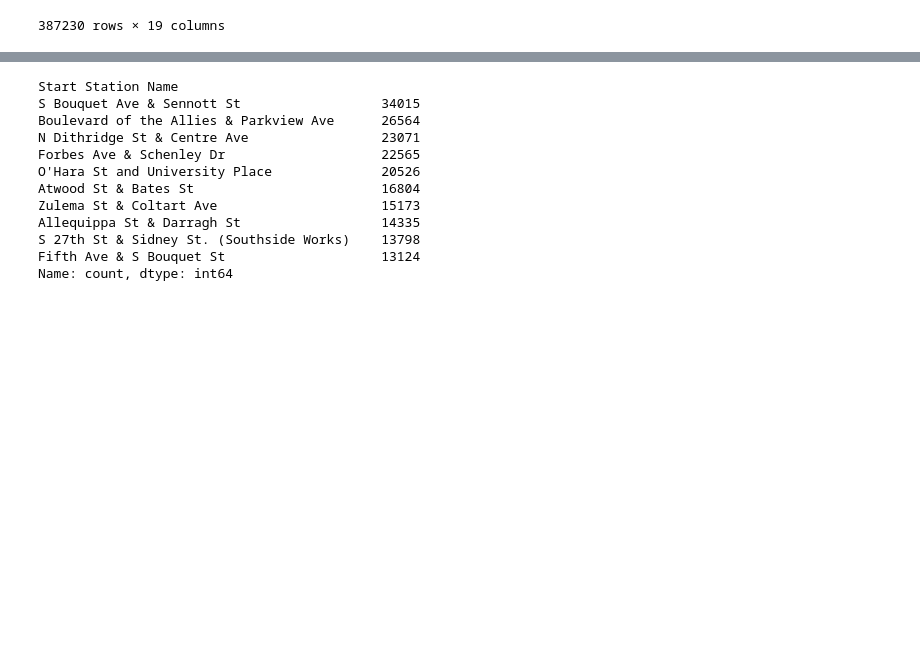
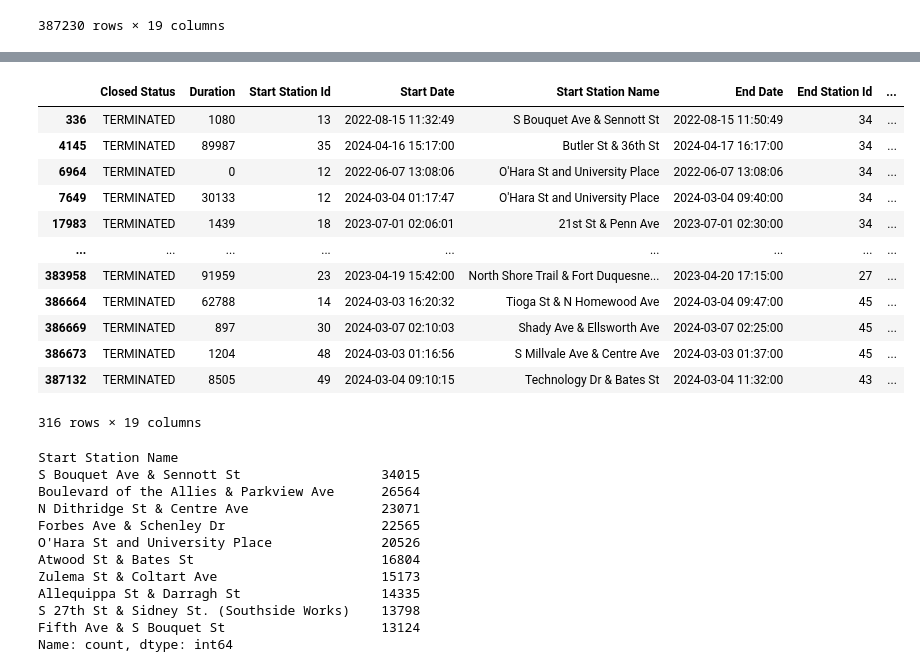
Before and after one commit to BenWSingleton/POGOH_Analysis, a Jupyter notebook: analysis.ipynb, the cells around one changed output, grey strips where cells are left out. Drawn from its saved outputs; the diff is of its cells as text; code cells hidden in the pictures; blank space fills up the shorter version.

```diff
--- a/analysis.ipynb
+++ b/analysis.ipynb
@@ -110,3 +127,19 @@ df
+# %%
+df[df['Closed Status']=='TERMINATED']
+# %% [output]
+|  | Closed Status | Duration | Start Station Id | Start Date | Start Station Name | End Date | End Station Id | ... |
+| 336 | TERMINATED | 1080 | 13 | 2022-08-15 11:32:49 | S Bouquet Ave & Sennott St | 2022-08-15 11:50:49 | 34 | ... |
+| 4145 | TERMINATED | 89987 | 35 | 2024-04-16 15:17:00 | Butler St & 36th St | 2024-04-17 16:17:00 | 34 | ... |
+| 6964 | TERMINATED | 0 | 12 | 2022-06-07 13:08:06 | O'Hara St and University Place | 2022-06-07 13:08:06 | 34 | ... |
+| 7649 | TERMINATED | 30133 | 12 | 2024-03-04 01:17:47 | O'Hara St and University Place | 2024-03-04 09:40:00 | 34 | ... |
+| 17983 | TERMINATED | 1439 | 18 | 2023-07-01 02:06:01 | 21st St & Penn Ave | 2023-07-01 02:30:00 | 34 | ... |
+| ... | ... | ... | ... | ... | ... | ... | ... | ... |
+| 383958 | TERMINATED | 91959 | 23 | 2023-04-19 15:42:00 | North Shore Trail & Fort Duquesne... | 2023-04-20 17:15:00 | 27 | ... |
+| 386664 | TERMINATED | 62788 | 14 | 2024-03-03 16:20:32 | Tioga St & N Homewood Ave | 2024-03-04 09:47:00 | 45 | ... |
+| 386669 | TERMINATED | 897 | 30 | 2024-03-07 02:10:03 | Shady Ave & Ellsworth Ave | 2024-03-07 02:25:00 | 45 | ... |
+| 386673 | TERMINATED | 1204 | 48 | 2024-03-03 01:16:56 | S Millvale Ave & Centre Ave | 2024-03-03 01:37:00 | 45 | ... |
+| 387132 | TERMINATED | 8505 | 49 | 2024-03-04 09:10:15 | Technology Dr & Bates St | 2024-03-04 11:32:00 | 43 | ... |
+316 rows × 19 columns
 # %%
 df['Start Station Name'].value_counts().head(10)
 # %% [output]
```
Also changed, not shown: parts of 4 cells of this notebook.
